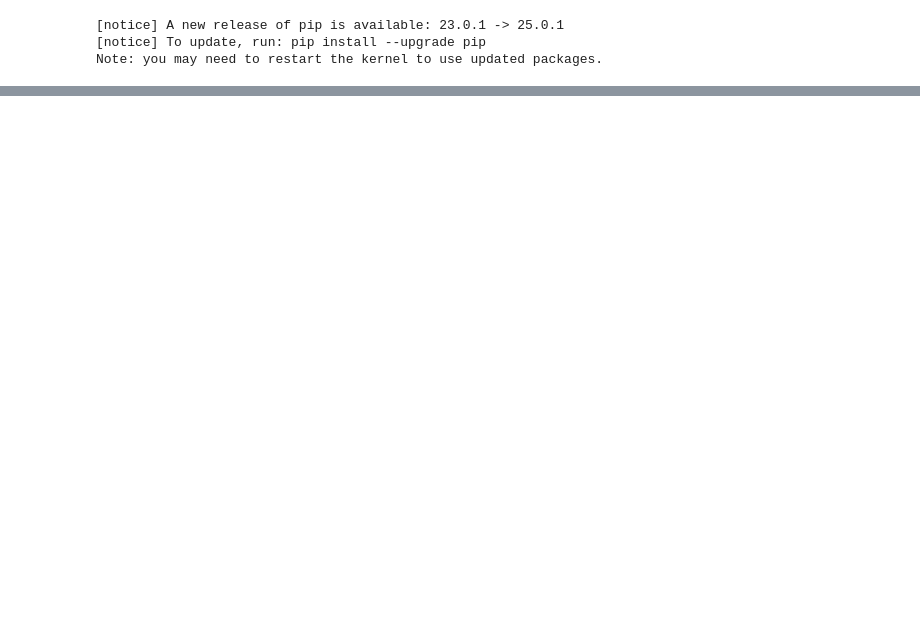
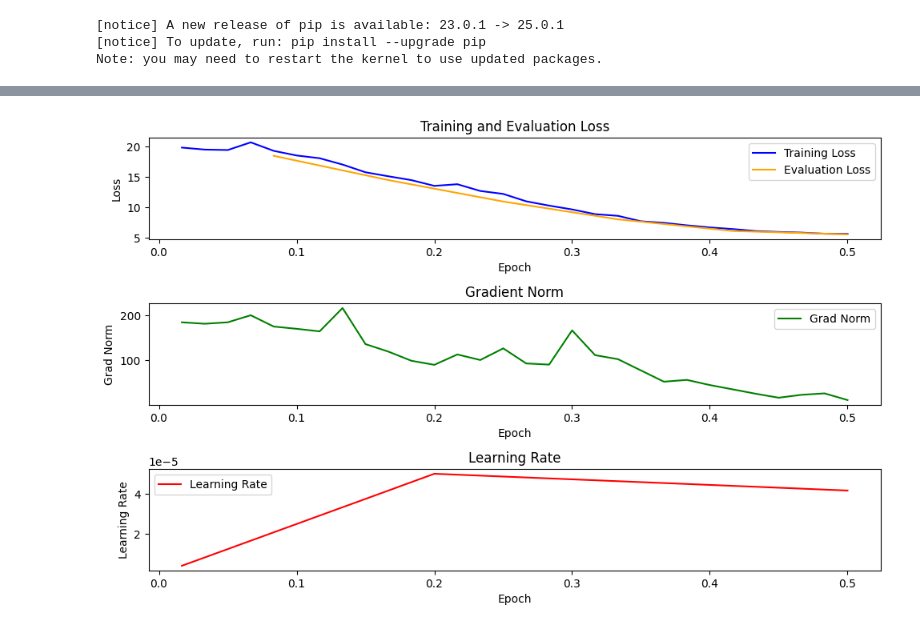
Before and after one commit to gozus19p/Quantifying-the-Impact-of-Emotions-in-Human-LLM-Interaction, a Jupyter notebook: omega/notebooks/training-plot/notebook.ipynb, the cells around one changed output, grey strips where cells are left out. Saved outputs shown, nothing was run; the diff lists cells and outputs as text; code cells hidden in the pictures; blank space fills up the shorter version.

```diff
--- a/omega/notebooks/training-plot/notebook.ipynb
+++ b/omega/notebooks/training-plot/notebook.ipynb
@@ -123,0 +72,4 @@ plt.show()
+# %%
+plot('/Users/manuel/PersonalProjects/thesis/training-anger.log')
+# %% [output]
+[figure, added]
```
Also changed, not shown: parts of 4 cells of this notebook, 4 other files.
